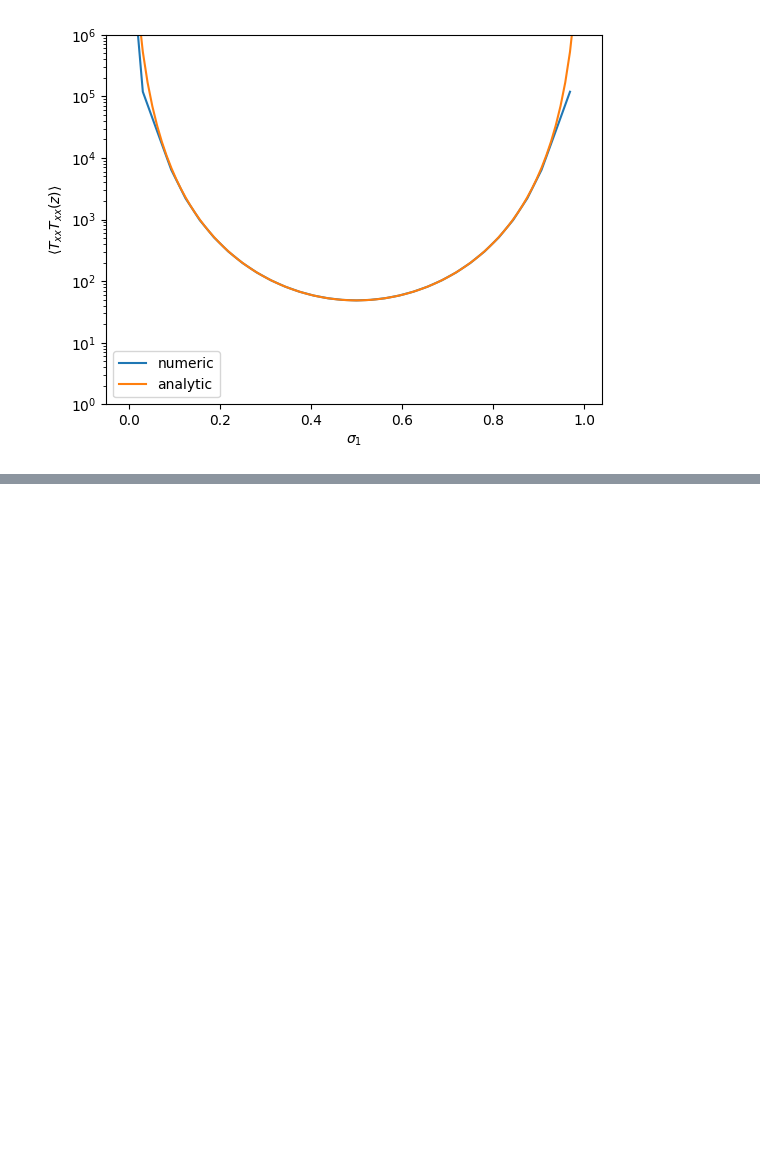
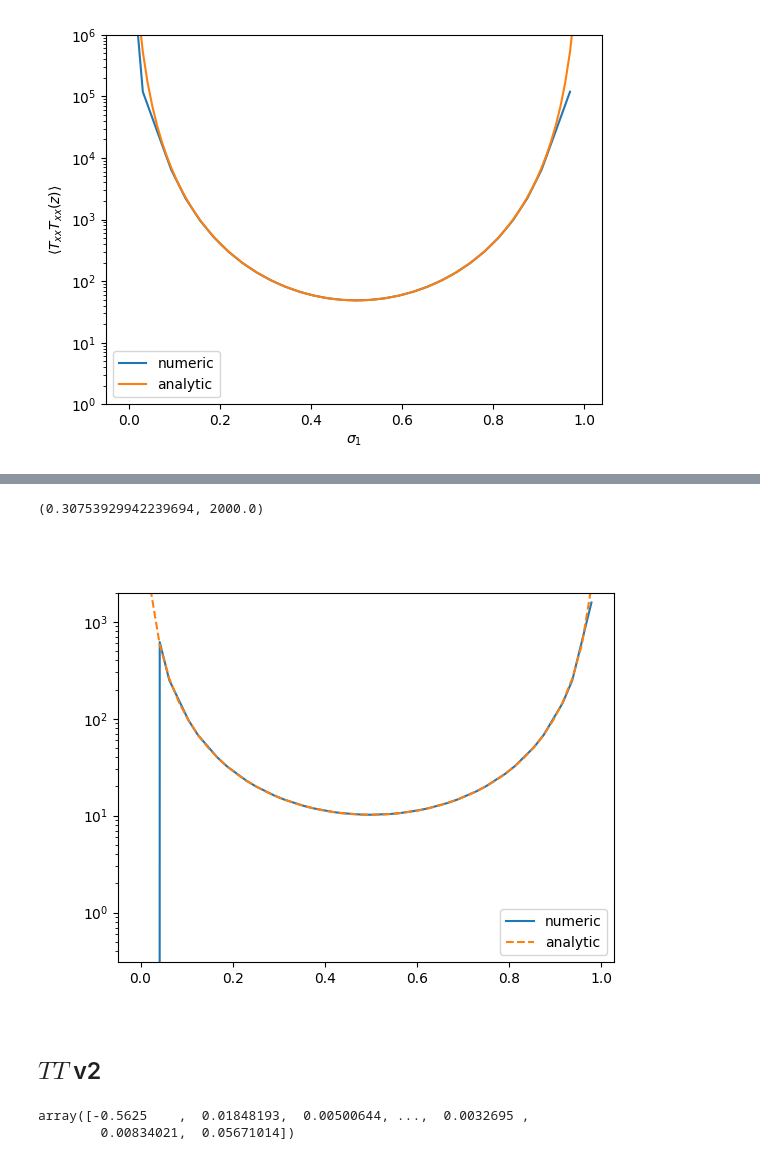
Before and after one commit to nobuyukimatsumoto68/fermion, a Jupyter notebook: analysis/analysis_combined.ipynb, the cells around one changed output, grey strips where cells are left out. Drawn from its saved outputs; the diff is of its cells as text; code cells hidden in the pictures; blank space fills up the shorter version.

```diff
--- a/analysis/analysis_combined.ipynb
+++ b/analysis/analysis_combined.ipynb
@@ -647,0 +842,27 @@ plt.savefig('../plt/TxxTxy_slant.pdf',bbox_inches='tight')
+# %%
+plt.close()
+
+plt.plot(
+    epseps.T[0][:int(2*Lx/3)],
+    epseps.T[2][:int(2*Lx/3)],
+    label="numeric"
+        )
+
+plt.plot(
+    epseps_analytic.T[0][:int(Lx)],
+    epseps_analytic.T[2][:int(Lx)],
+    label="analytic",
+    ls="dashed"
+)
+
+plt.yscale("log")
+plt.legend()
+
+plt.ylim(0, 2.0e3)
+
+# plt.savefig('../plt/xixi_slice.pdf',bbox_inches='tight')
+# %% [output]
+(0.30753929942239694, 2000.0)
+[figure, added]
+# %% [markdown]
+## $TT$ v2
@@ -647,0 +952,5 @@ plt.savefig('../plt/TxxTxy_slant.pdf',bbox_inches='tight')
+# %%
+EE.T[2]
+# %% [output]
+array([-0.5625    ,  0.01848193,  0.00500644, ...,  0.0032695 ,
+        0.00834021,  0.05671014])
```
Also changed, not shown: parts of 41 cells of this notebook, 5 other files.
